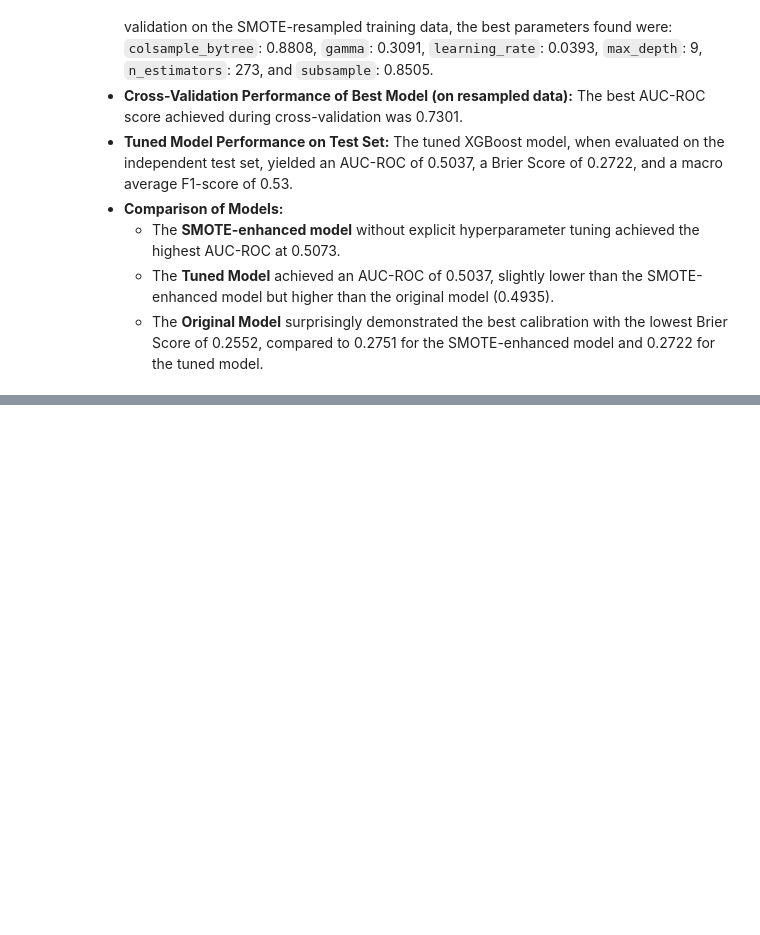
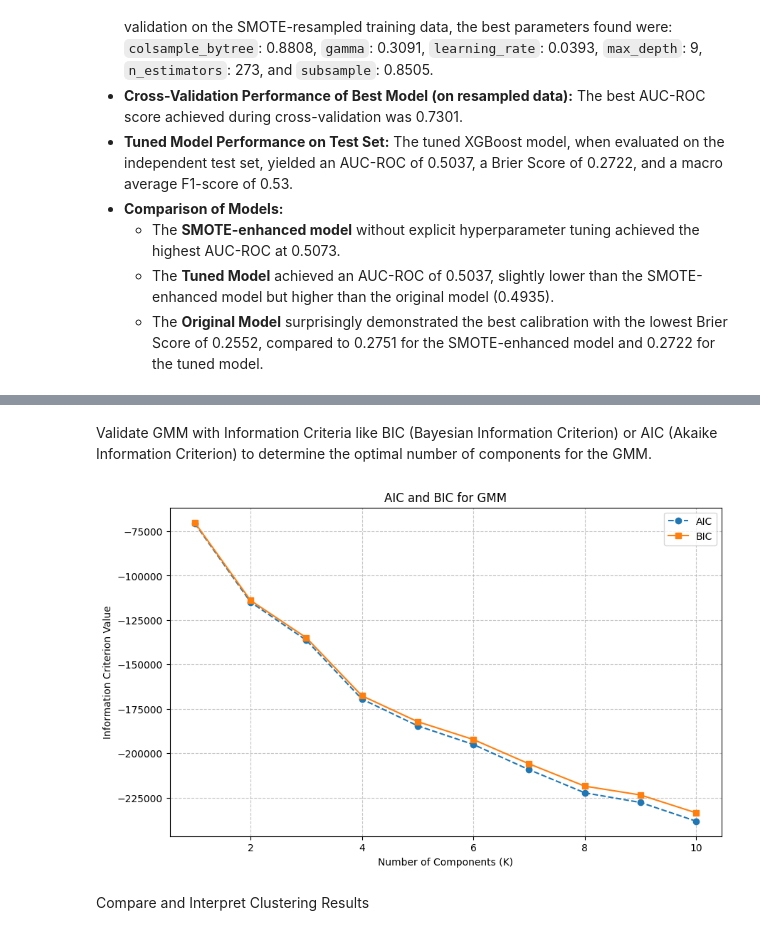
Before and after one commit to Darknight899/Comprehensive-Assessment-, a Jupyter notebook: Capstone_Project.ipynb, the cells around one changed output, grey strips where cells are left out. Saved outputs shown, nothing was run; the diff lists cells and outputs as text; code cells hidden in the pictures; blank space fills up the shorter version.

```diff
--- a/Capstone_Project.ipynb
+++ b/Capstone_Project.ipynb
@@ -1217,0 +1457,49 @@ Brier Score: 0.2722
+# %% [markdown]
+Validate GMM with Information Criteria like BIC (Bayesian Information Criterion) or AIC (Akaike Information Criterion) to determine the optimal number of components for the GMM.
+# %%
+from sklearn.mixture import GaussianMixture
+import matplotlib.pyplot as plt
+
+# 1. Initialize empty lists to store the AIC and BIC values
+aic_values = []
+bic_values = []
+
+# 2. Define a range of possible numbers of components
+k_range = range(1, 11) # Testing from 1 to 10 components
+
+# 3. Iterate through the range of components
+for k in k_range:
+    # a. Instantiate a GaussianMixture model
+    gmm = GaussianMixture(n_components=k, random_state=42)
+
+    # b. Fit the GMM model to the X_scaled DataFrame
+    gmm.fit(X_scaled)
+
+    # c. Append the calculated AIC and BIC values to their respective lists
+    aic_values.append(gmm.aic(X_scaled))
+    bic_values.append(gmm.bic(X_scaled))
+
+# 4. Create a plot with the number of components on the x-axis and both AIC and BIC values on the y-axis
+plt.figure(figsize=(10, 6))
+plt.plot(k_range, aic_values, marker='o', linestyle='--', label='AIC')
+plt.plot(k_range, bic_values, marker='s', linestyle='-', label='BIC')
+
+# 5. Add a title to the plot
+plt.title('AIC and BIC for GMM')
+
+# 6. Label the x-axis as 'Number of Components (K)' and the y-axis as 'Information Criterion Value'
+plt.xlabel('Number of Components (K)')
+plt.ylabel('Information Criterion Value')
+
+# 7. Add a legend to distinguish between AIC and BIC curves
+plt.legend()
+
+# 8. Add a grid for better readability
+plt.grid(True, linestyle='--', alpha=0.7)
+
+# 9. Display the plot
+plt.show()
+# %% [output]
+[figure, added]
+# %% [markdown]
+Compare and Interpret Clustering Results
```
Also changed, not shown: parts of 37 cells of this notebook.
